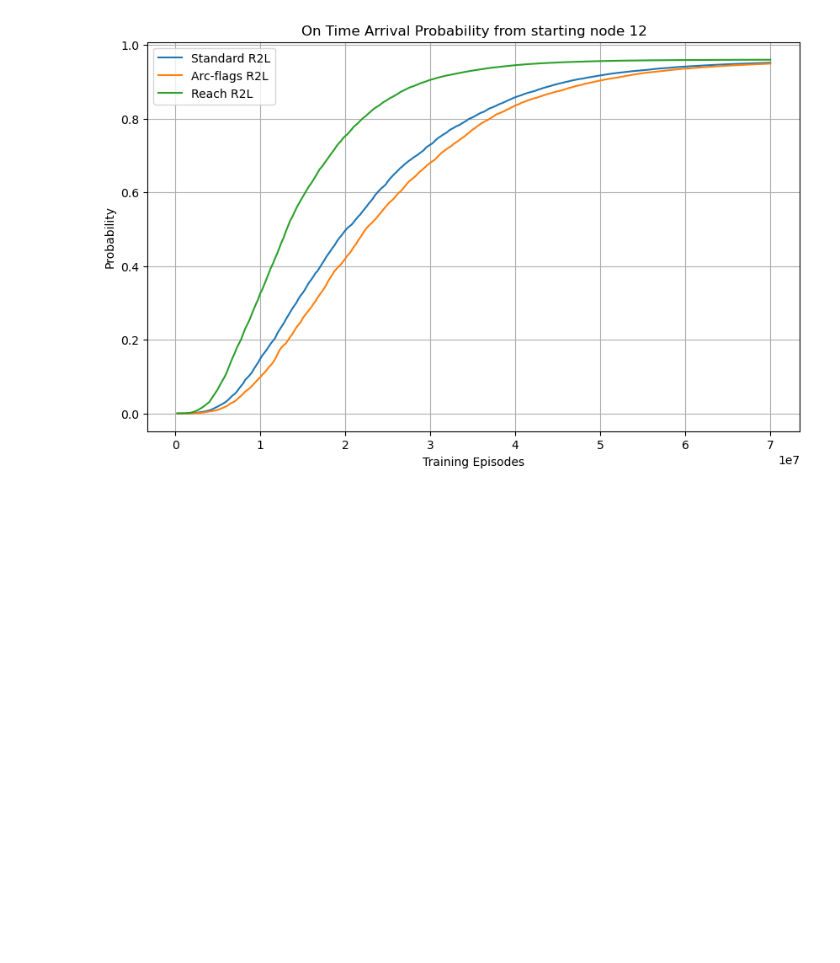
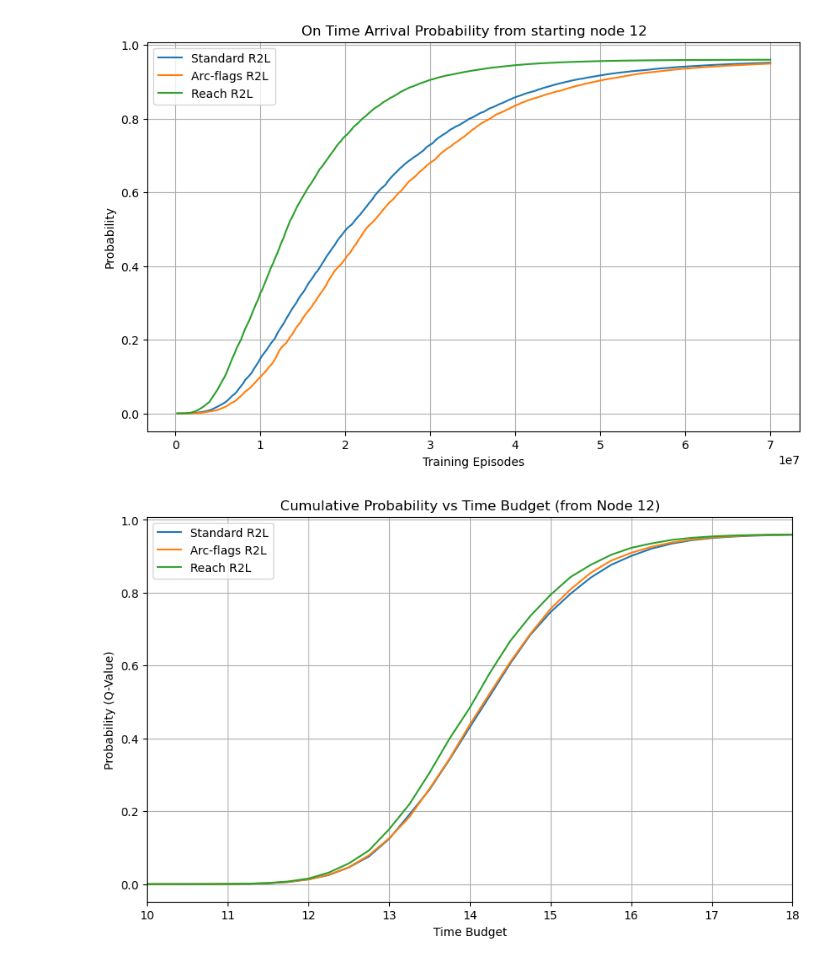
Before and after one commit to samuelepeirone/SOTA-RL, a Jupyter notebook: notebook/Testing Arc-flags pruned RL.ipynb, the cells around one changed output. Drawn from its saved outputs; the diff is of its cells as text; code cells hidden in the pictures; blank space fills up the shorter version.

Commit message:
implementing CMF and PDF plot functions

```diff
--- a/notebook/Testing Arc-flags pruned RL.ipynb
+++ b/notebook/Testing Arc-flags pruned RL.ipynb
@@ -364,3 +364,16 @@ title = "On Time Arrival Probability from starting node 12"
 R2LPlot.probability_plot_history(paths_dict, title=title)
 # %% [output]
 [figure]
+# %%
+from R2L_plot import R2LPlot
+
+paths_dict = {
+    "Standard R2L": "./../instances/probabilities/standard-12-70M250k.pkl",
+    "Arc-flags R2L": "./../instances/probabilities/arcflags-12-70M250k.pkl",
+    "Reach R2L": "./../instances/probabilities/reach-12-70M250k.pkl"
+}
+
+
+R2LPlot.plot_q_vs_budget_from_pickle(paths_dict, 12, x_range=(10,18))
+# %% [output]
+[figure, added]
```
Also changed, not shown: parts of 1 cell of this notebook, 1 other file.
